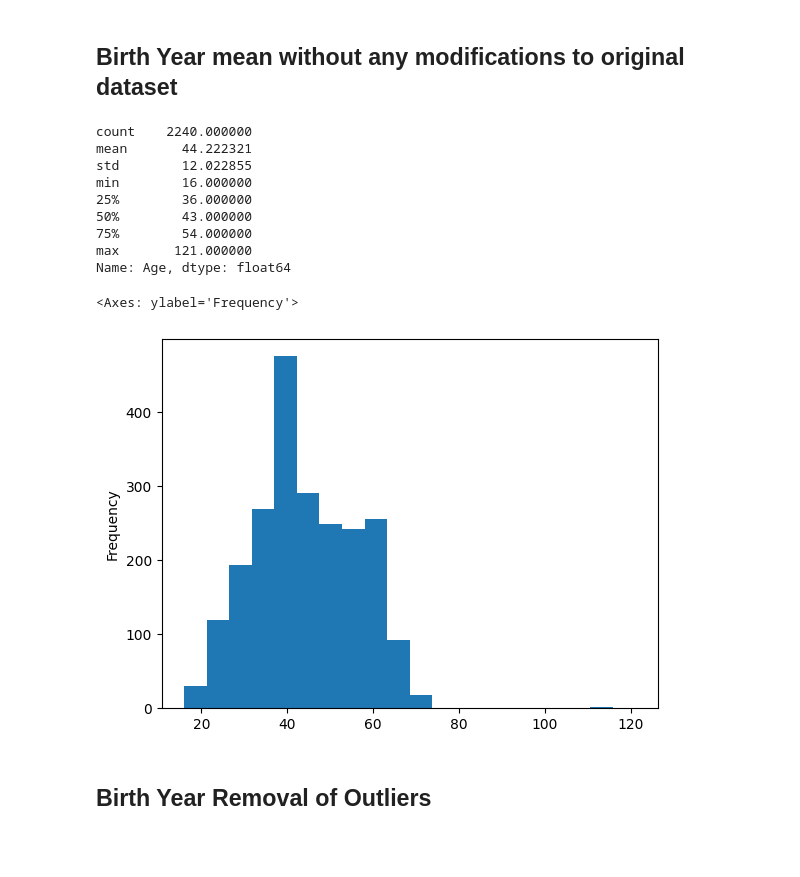
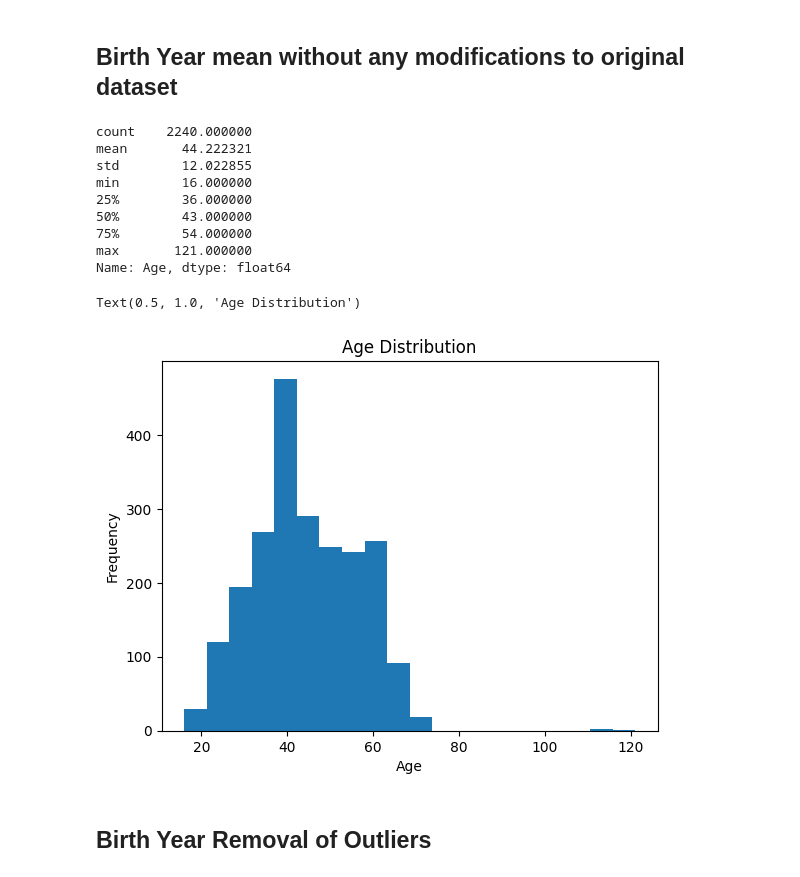
Before and after one commit to OsorioEL/Marketing_Campaign, a Jupyter notebook: Marketing_Campaing.ipynb, the cells around one changed output. Drawn from its saved outputs; the diff is of its cells as text; code cells hidden in the pictures; blank space fills up the shorter version.

```diff
--- a/Marketing_Campaing.ipynb
+++ b/Marketing_Campaing.ipynb
@@ -202,18 +202,21 @@ Age: Min-Max: 16 - 121
 # %%
 print(mdata['Age'].describe())
 mdata['Age'].plot(kind='hist',bins=20)
+plt.xlabel('Age')
+plt.ylabel('Frequency')
+plt.title('Age Distribution')
 # %% [output]
 count    2240.000000
 mean       44.222321
 std        12.022855
 min        16.000000
 25%        36.000000
 50%        43.000000
 75%        54.000000
 max       121.000000
 Name: Age, dtype: float64
-<Axes: ylabel='Frequency'>
+Text(0.5, 1.0, 'Age Distribution')
-[figure, old version]
+[figure, new version]
 # %% [markdown]
 ## Birth Year Removal of Outliers
 # %%
```
Also changed, not shown: parts of 23 cells of this notebook.
